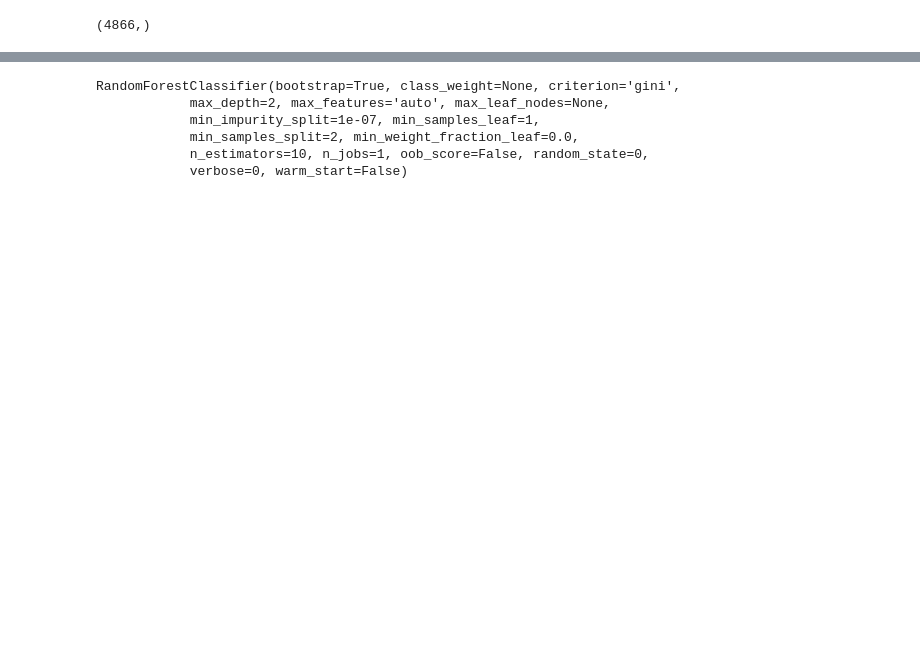
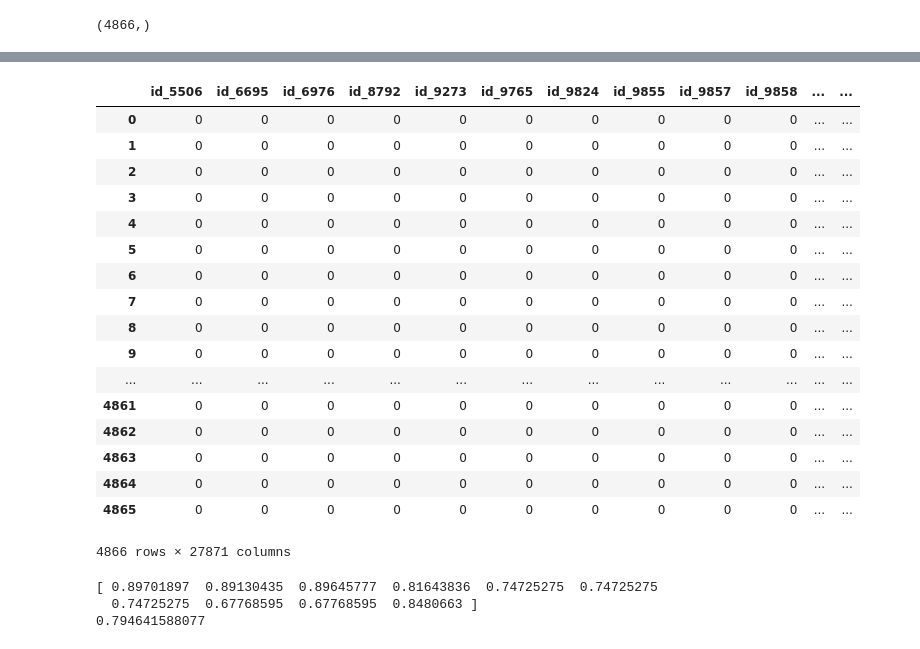
Before and after one commit to kzhang49/Hainan-Chicken, a Jupyter notebook: Analysis.ipynb, the cells around one changed output, grey strips where cells are left out. Drawn from its saved outputs; the diff is of its cells as text; code cells hidden in the pictures; blank space fills up the shorter version.

```diff
--- a/Analysis.ipynb
+++ b/Analysis.ipynb
@@ -4,3 +4,24 @@ import numpy as np
 listings = pd.read_csv('data/cleansed_listings.csv')
 neighbourhoods = pd.read_csv('data/neighbourhoods.csv')
 #calendar = pd.read_csv('data/calendar.csv')
+# %%
+listings.dtypes
+price_cat = []
+for row in range(len(listings['price'])):
+    if listings['price'][row]<= 50 and 0<=listings['price'][row]:
+        price_cat.append('$0-50')
+    elif listings['price'][row]<=100 and 50<listings['price'][row]:
+        price_cat.append('$50-100')
+    elif listings['price'][row]<=150 and 100<listings['price'][row]:
+        price_cat.append('$100-150')
+    elif listings['price'][row]<=200 and 150<listings['price'][row]:
+        price_cat.append('$150-200')
+    elif listings['price'][row]<=300 and 200<listings['price'][row]:
+        price_cat.append('$200-300')
+    elif listings['price'][row]<=500 and 300<listings['price'][row]:
+        price_cat.append('$300-500')
+    elif listings['price'][row]<=1000 and 500<listings['price'][row]:
+        price_cat.append('$500-1000')
+    elif listings['price'][row]<=4000 and 1000<listings['price'][row]:
+        price_cat.append('$1000-4000')
+#print(price_cat)
@@ -172,2 +290,25 @@ y.shape
+# %%
+df_1hot = df.copy()
+X_dummies = pd.get_dummies(df_1hot, columns=df_1hot.columns, drop_first=True) #one hot encoding
+X_dummies
+# %% [output]
+|  | id_5506 | id_6695 | id_6976 | id_8792 | id_9273 | id_9765 | id_9824 | id_9855 | id_9857 | id_9858 | ... | ... |
+| 0 | 0 | 0 | 0 | 0 | 0 | 0 | 0 | 0 | 0 | 0 | ... | ... |
+| 1 | 0 | 0 | 0 | 0 | 0 | 0 | 0 | 0 | 0 | 0 | ... | ... |
+| 2 | 0 | 0 | 0 | 0 | 0 | 0 | 0 | 0 | 0 | 0 | ... | ... |
+| 3 | 0 | 0 | 0 | 0 | 0 | 0 | 0 | 0 | 0 | 0 | ... | ... |
+| 4 | 0 | 0 | 0 | 0 | 0 | 0 | 0 | 0 | 0 | 0 | ... | ... |
+| 5 | 0 | 0 | 0 | 0 | 0 | 0 | 0 | 0 | 0 | 0 | ... | ... |
+| 6 | 0 | 0 | 0 | 0 | 0 | 0 | 0 | 0 | 0 | 0 | ... | ... |
+| 7 | 0 | 0 | 0 | 0 | 0 | 0 | 0 | 0 | 0 | 0 | ... | ... |
+| 8 | 0 | 0 | 0 | 0 | 0 | 0 | 0 | 0 | 0 | 0 | ... | ... |
+| 9 | 0 | 0 | 0 | 0 | 0 | 0 | 0 | 0 | 0 | 0 | ... | ... |
+| ... | ... | ... | ... | ... | ... | ... | ... | ... | ... | ... | ... | ... |
+| 4861 | 0 | 0 | 0 | 0 | 0 | 0 | 0 | 0 | 0 | 0 | ... | ... |
+| 4862 | 0 | 0 | 0 | 0 | 0 | 0 | 0 | 0 | 0 | 0 | ... | ... |
+| 4863 | 0 | 0 | 0 | 0 | 0 | 0 | 0 | 0 | 0 | 0 | ... | ... |
+| 4864 | 0 | 0 | 0 | 0 | 0 | 0 | 0 | 0 | 0 | 0 | ... | ... |
+| 4865 | 0 | 0 | 0 | 0 | 0 | 0 | 0 | 0 | 0 | 0 | ... | ... |
+4866 rows × 27871 columns
 # %%
 from sklearn.cross_validation import train_test_split
@@ -177,11 +316,23 @@ ypred = rf.predict_proba(X_test)
-# %%
-from sklearn.ensemble import RandomForestClassifier
-clf = RandomForestClassifier(max_depth=2, random_state=0)
-clf.fit(X, y)
-# %% [output]
-RandomForestClassifier(bootstrap=True, class_weight=None, criterion='gini',
-            max_depth=2, max_features='auto', max_leaf_nodes=None,
-            min_impurity_split=1e-07, min_samples_leaf=1,
-            min_samples_split=2, min_weight_fraction_leaf=0.0,
-            n_estimators=10, n_jobs=1, oob_score=False, random_state=0,
-            verbose=0, warm_start=False)
+# %%
+from sklearn.cross_validation import cross_val_score
+from sklearn.ensemble import AdaBoostClassifier
+from sklearn.ensemble import RandomForestRegressor
+#rf = RandomForestRegressor(n_estimators=100, oob_score=True, random_state=0)
+#rf.fit(X_train, y_train)
+# from sklearn.ensemble import RandomForestClassifier
+# clf = RandomForestClassifier(max_depth=12, random_state=5)
+# clf.fit(X_train, y_train)
+# # ypred = clf.predict_proba(X_test)
+# scores = cross_val_score(clf, X_train, y_train, cv=10, scoring='accuracy')
+# print(scores)
+# print(scores.mean())
+
+adab = AdaBoostClassifier(n_estimators=30, random_state=7)
+adab.fit(X_train, y_train)
+scores = cross_val_score(adab, X_train, y_train, cv=10, scoring='accuracy')
+print(scores)
+print(scores.mean())
+# %% [output]
+[ 0.89701897  0.89130435  0.89645777  0.81643836  0.74725275  0.74725275
+  0.74725275  0.67768595  0.67768595  0.8480663 ]
+0.794641588077
```
Also changed, not shown: parts of 14 cells of this notebook.
